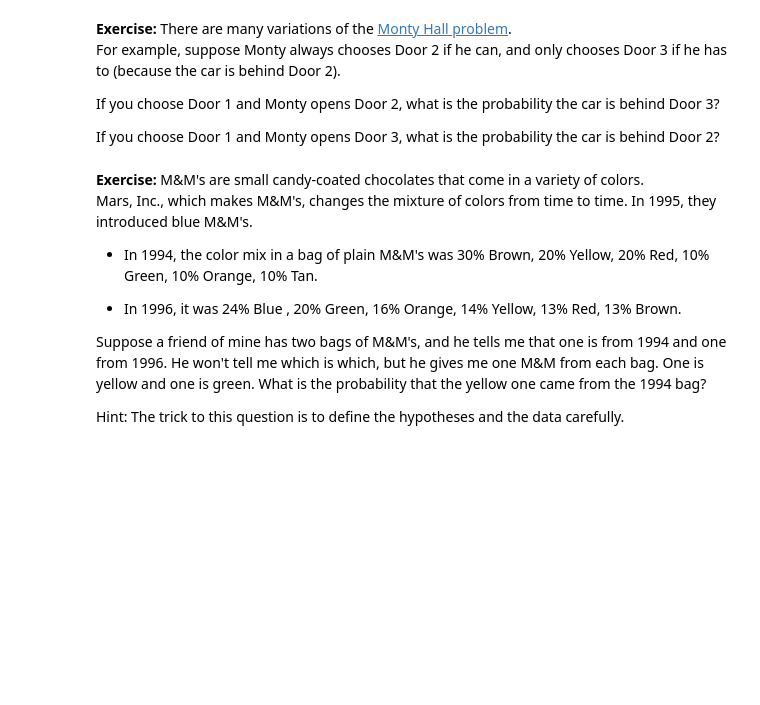
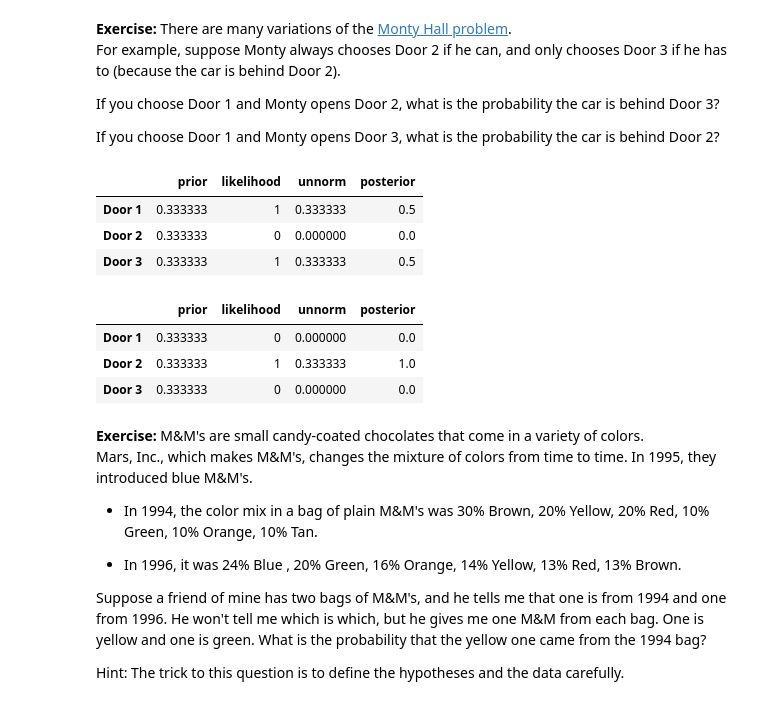
Before and after one commit to chrispelkey/ThinkBayes2, a Jupyter notebook: notebooks/chap02.ipynb, the cells around one changed output. Cells and saved outputs as stored; diff of their text form; code cells hidden in the pictures; blank space fills up the shorter version.

```diff
--- a/notebooks/chap02.ipynb
+++ b/notebooks/chap02.ipynb
@@ -352,3 +412,29 @@ If you choose Door 1 and Monty opens Door 3, what is the probability the car is
+# %%
+# Solution goes here
+table6 = pd.DataFrame(index=['Door 1', 'Door 2', 'Door 3'])
+table6['prior'] = 1/3
+table6['likelihood'] = 1, 0, 1
+
+update(table6)
+table6
+# %% [output]
+|  | prior | likelihood | unnorm | posterior |
+| Door 1 | 0.333333 | 1 | 0.333333 | 0.5 |
+| Door 2 | 0.333333 | 0 | 0.000000 | 0.0 |
+| Door 3 | 0.333333 | 1 | 0.333333 | 0.5 |
+# %%
+# Solution goes here
+table7 = pd.DataFrame(index=['Door 1', 'Door 2', 'Door 3'])
+table7['prior'] = 1/3
+table7['likelihood'] = 0, 1, 0
+
+update(table7)
+table7
+# %% [output]
+|  | prior | likelihood | unnorm | posterior |
+| Door 1 | 0.333333 | 0 | 0.000000 | 0.0 |
+| Door 2 | 0.333333 | 1 | 0.333333 | 1.0 |
+| Door 3 | 0.333333 | 0 | 0.000000 | 0.0 |
 # %% [markdown]
 **Exercise:** M&M's are small candy-coated chocolates that come in a variety of colors.
 Mars, Inc., which makes M&M's, changes the mixture of colors from time to time.
```
Also changed, not shown: parts of 19 cells of this notebook.
